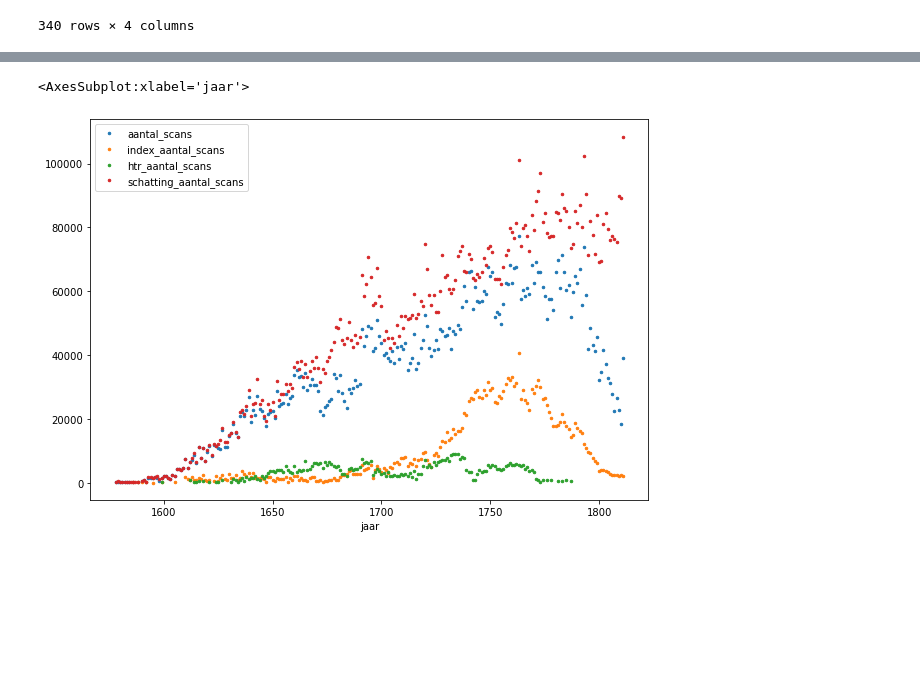
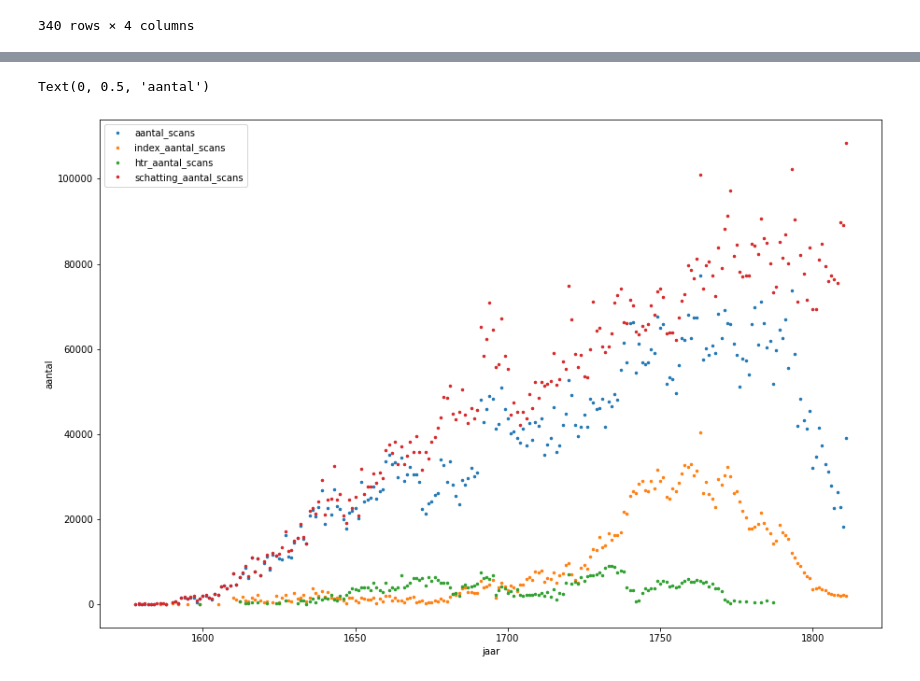
Before and after one commit to Jirsireinders/notarial, a Jupyter notebook: Statistieken_SAA.ipynb, the cells around one changed output, grey strips where cells are left out. Cells and saved outputs as stored; diff of their text form; code cells hidden in the pictures; blank space fills up the shorter version.

```diff
--- a/Statistieken_SAA.ipynb
+++ b/Statistieken_SAA.ipynb
@@ -64,10 +119,5 @@ df_notaris = pd.read_csv("notaris_per_inventarisnummer.csv")
 # %%
-df_scans_aktes = pd.merge(
-    df_scans,
-    df_aktes,
-    how="outer",
-    on="inventarisnummer",
-)
+df_scans_aktes = pd.merge(df_scans, df_aktes, how="outer", on="inventarisnummer",)
 df_scans_aktes_htr = pd.merge(
     df_scans_aktes, df_htr, how="outer", on="inventarisnummer"
 )
@@ -162,5 +232,5 @@ df
 # %%
-df_year_sum = df.groupby("year_start").sum()
+df_year_sum = df.groupby("year_start").sum(numeric_only=True)
 df_year_sum.replace(0, np.NaN, inplace=True)  # The sum of NaN's is 0
 df_year_sum
 # %% [output]
@@ -179,6 +249,7 @@ df_year_sum
 | 1930 | 20.0 | NaN | NaN | 20.000000 |
 340 rows × 4 columns
 # %%
-df_year_sum.index.name = "jaar"
-df_year_sum.plot(figsize=(10, 7), linestyle="None", marker=".", markersize=5)
+ax = df_year_sum.plot(figsize=(15, 10), linestyle="None", marker=".", markersize=5)
+ax.set_xlabel("jaar")
+ax.set_ylabel("aantal")
 # %% [output]
@@ -187,8 +258,10 @@ df_year_sum.plot(figsize=(10, 7), linestyle="None", marker=".", markersize=5)
 # %%
 # Only <= 1811
-df_year_sum[df_year_sum.index <= 1811].plot(
-    figsize=(10, 7), linestyle="None", marker=".", markersize=5
+ax = df_year_sum[df_year_sum.index <= 1811].plot(
+    figsize=(15, 10), linestyle="None", marker=".", markersize=5
 )
+ax.set_xlabel("jaar")
+ax.set_ylabel("aantal")
 # %% [output]
-<AxesSubplot:xlabel='jaar'>
+Text(0, 0.5, 'aantal')
-[figure, old version]
+[figure, new version]
```
Also changed, not shown: parts of 22 cells of this notebook, 3 other files.
